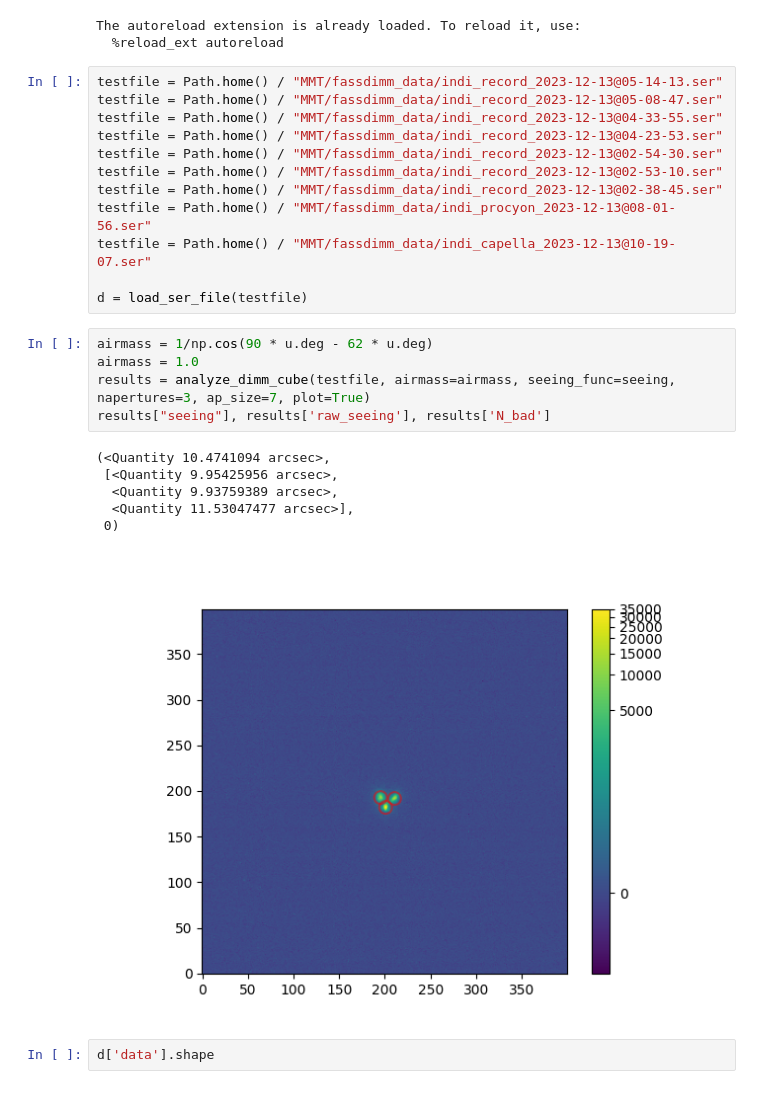
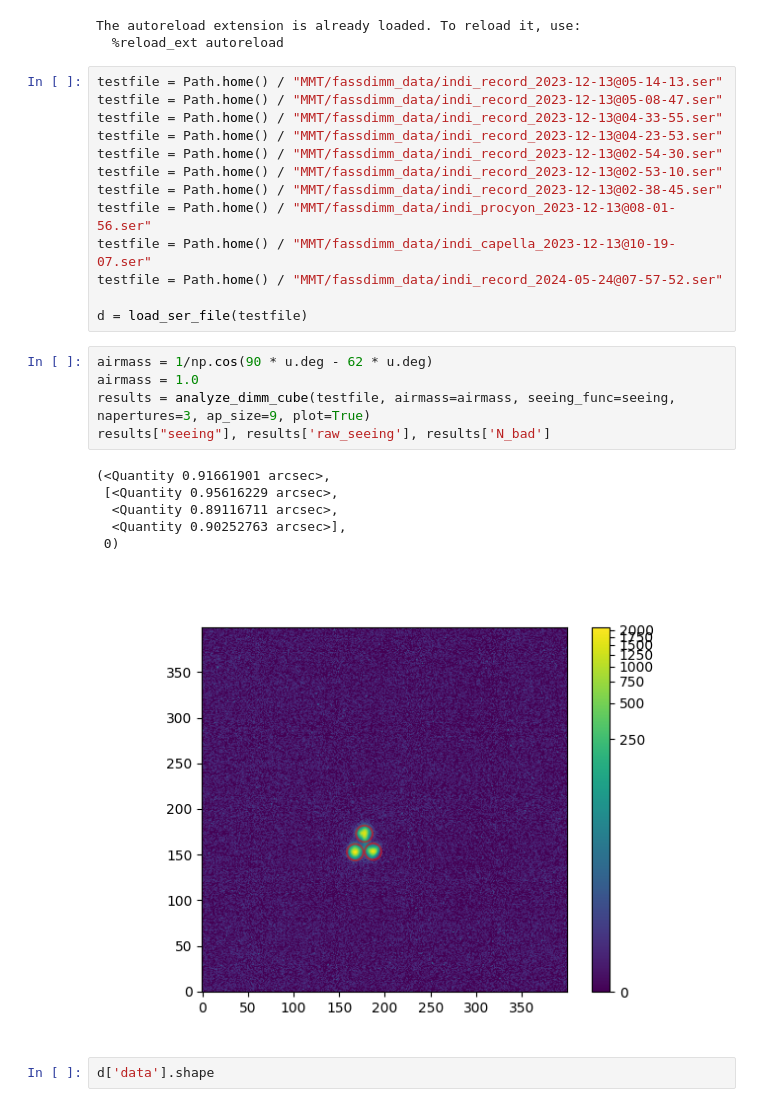
Before and after one commit to tepickering/ser_utils, a Jupyter notebook: notebooks/hdimm_dev.ipynb, the cells around one changed output. Drawn from its saved outputs; the diff is of its cells as text.

```diff
--- a/notebooks/hdimm_dev.ipynb
+++ b/notebooks/hdimm_dev.ipynb
@@ -45,20 +45,21 @@ testfile = Path.home() / "MMT/fassdimm_data/indi_record_2023-12-13@02-53-10.ser"
 testfile = Path.home() / "MMT/fassdimm_data/indi_record_2023-12-13@02-38-45.ser"
 testfile = Path.home() / "MMT/fassdimm_data/indi_procyon_2023-12-13@08-01-56.ser"
 testfile = Path.home() / "MMT/fassdimm_data/indi_capella_2023-12-13@10-19-07.ser"
+testfile = Path.home() / "MMT/fassdimm_data/indi_record_2024-05-24@07-57-52.ser"
 
 d = load_ser_file(testfile)
 # %%
 airmass = 1/np.cos(90 * u.deg - 62 * u.deg)
 airmass = 1.0
-results = analyze_dimm_cube(testfile, airmass=airmass, seeing_func=seeing, napertures=3, ap_size=7, plot=True)
+results = analyze_dimm_cube(testfile, airmass=airmass, seeing_func=seeing, napertures=3, ap_size=9, plot=True)
 results["seeing"], results['raw_seeing'], results['N_bad']
 # %% [output]
-(<Quantity 10.4741094 arcsec>,
- [<Quantity 9.95425956 arcsec>,
-  <Quantity 9.93759389 arcsec>,
-  <Quantity 11.53047477 arcsec>],
+(<Quantity 0.91661901 arcsec>,
+ [<Quantity 0.95616229 arcsec>,
+  <Quantity 0.89116711 arcsec>,
+  <Quantity 0.90252763 arcsec>],
  0)
-[figure, old version]
+[figure, new version]
 # %%
 d['data'].shape
 # %% [output]
```
Also changed, not shown: parts of 2 cells of this notebook, 1 other file.
